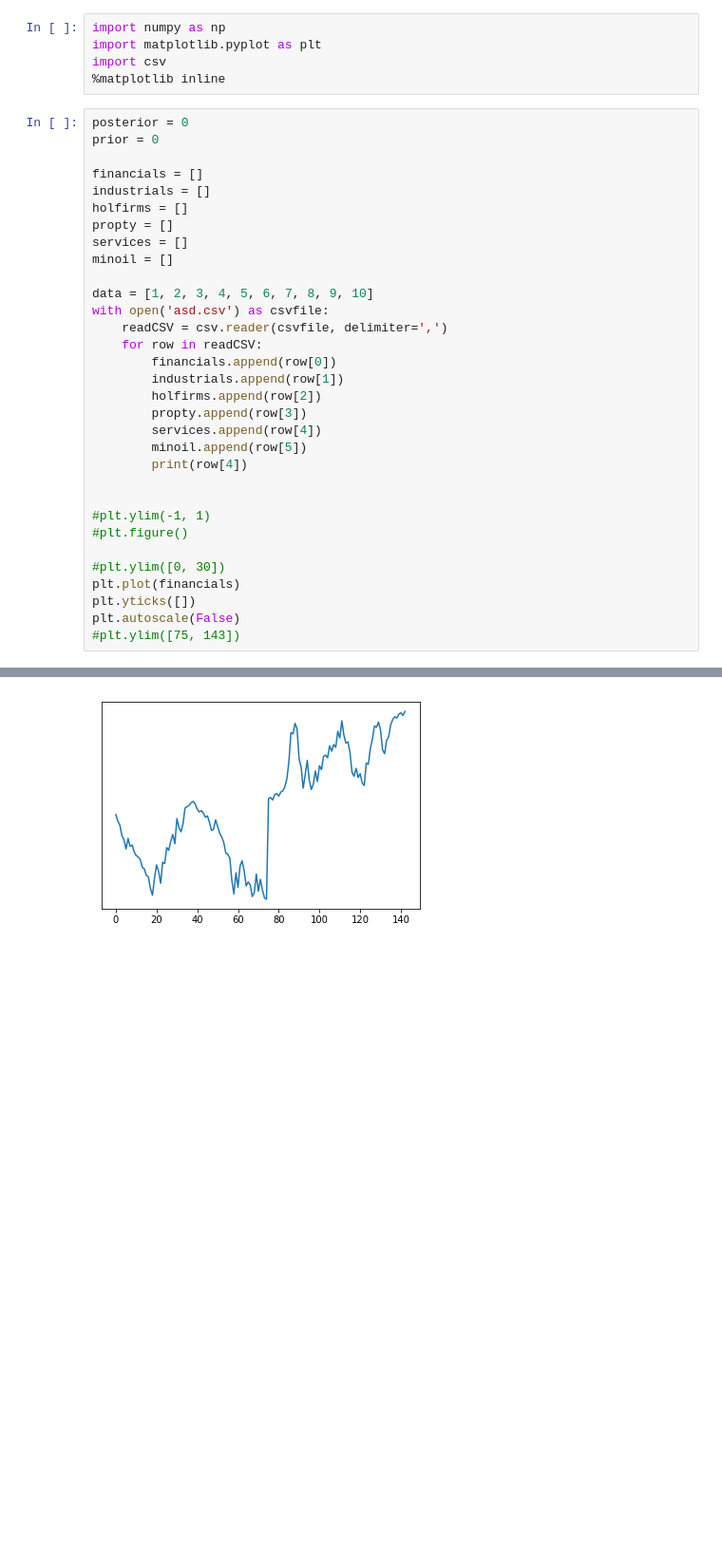
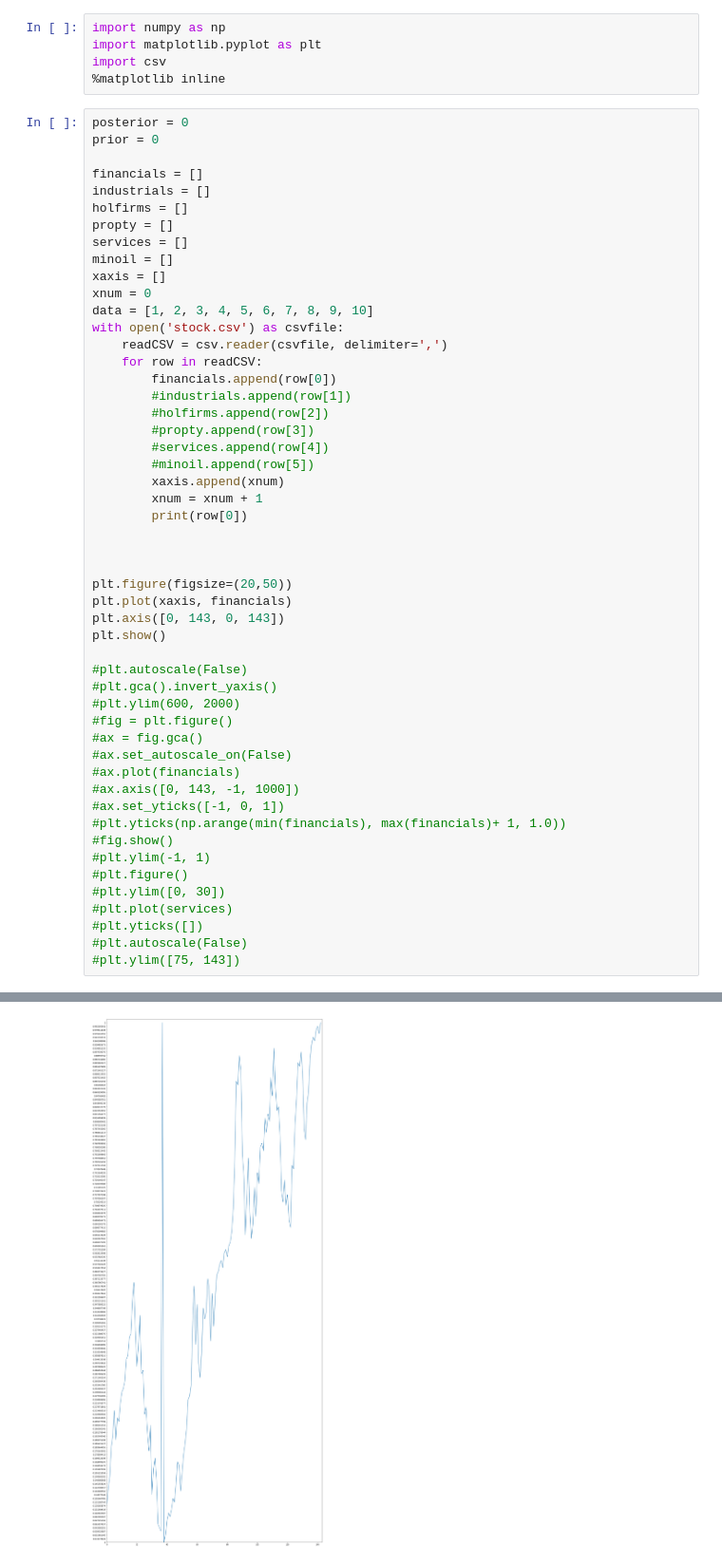
Before and after one commit to DwardTiro/ADVSTAT_MCMC, a Jupyter notebook: ADVSTAT MCMC.ipynb, the cells around one changed output, grey strips where cells are left out. Shown at 95% size. Drawn from its saved outputs; the diff is of its cells as text; blank space fills up the shorter version.

```diff
--- a/ADVSTAT MCMC.ipynb
+++ b/ADVSTAT MCMC.ipynb
@@ -17,26 +17,45 @@ holfirms = []
 propty = []
 services = []
 minoil = []
-
+xaxis = []
+xnum = 0
 data = [1, 2, 3, 4, 5, 6, 7, 8, 9, 10]
-with open('asd.csv') as csvfile:
+with open('stock.csv') as csvfile:
     readCSV = csv.reader(csvfile, delimiter=',')
     for row in readCSV:
         financials.append(row[0])
-        industrials.append(row[1])
-        holfirms.append(row[2])
-        propty.append(row[3])
-        services.append(row[4])
-        minoil.append(row[5])
-        print(row[4])
+        #industrials.append(row[1])
+        #holfirms.append(row[2])
+        #propty.append(row[3])
+        #services.append(row[4])
+        #minoil.append(row[5])
+        xaxis.append(xnum)
+        xnum = xnum + 1
+        print(row[0])
 
 
+
+plt.figure(figsize=(20,50))
+plt.plot(xaxis, financials)
+plt.axis([0, 143, 0, 143])
+plt.show()
+
+#plt.autoscale(False)
+#plt.gca().invert_yaxis()
+#plt.ylim(600, 2000)
+#fig = plt.figure()
+#ax = fig.gca()
+#ax.set_autoscale_on(False)
+#ax.plot(financials)
+#ax.axis([0, 143, -1, 1000])
+#ax.set_yticks([-1, 0, 1])
+#plt.yticks(np.arange(min(financials), max(financials)+ 1, 1.0))
+#fig.show()
 #plt.ylim(-1, 1)
 #plt.figure()
-
 #plt.ylim([0, 30])
-plt.plot(financials)
-plt.yticks([])
-plt.autoscale(False)
+#plt.plot(services)
+#plt.yticks([])
+#plt.autoscale(False)
 #plt.ylim([75, 143])
 # %% [output]
@@ -60 +79 @@ plt.autoscale(False)
-[figure, old version]
+[figure, new version]
```
Also changed, not shown: parts of 1 cell of this notebook, 2 other files.
